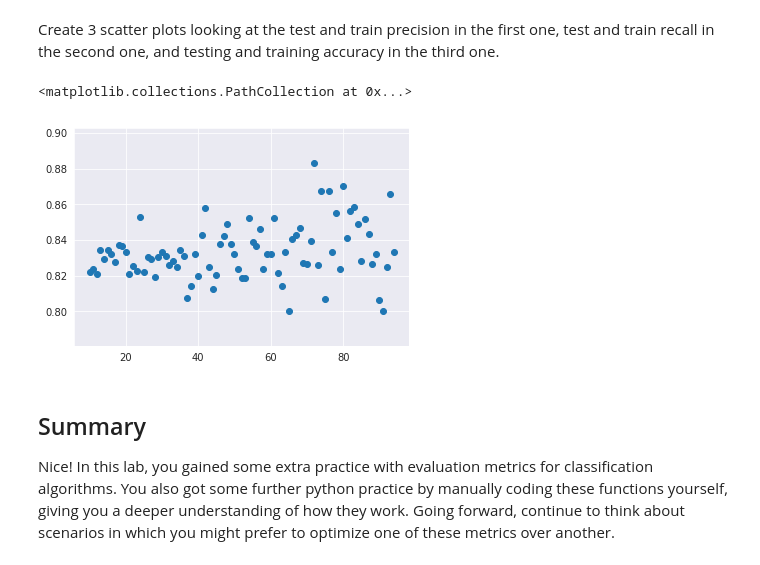
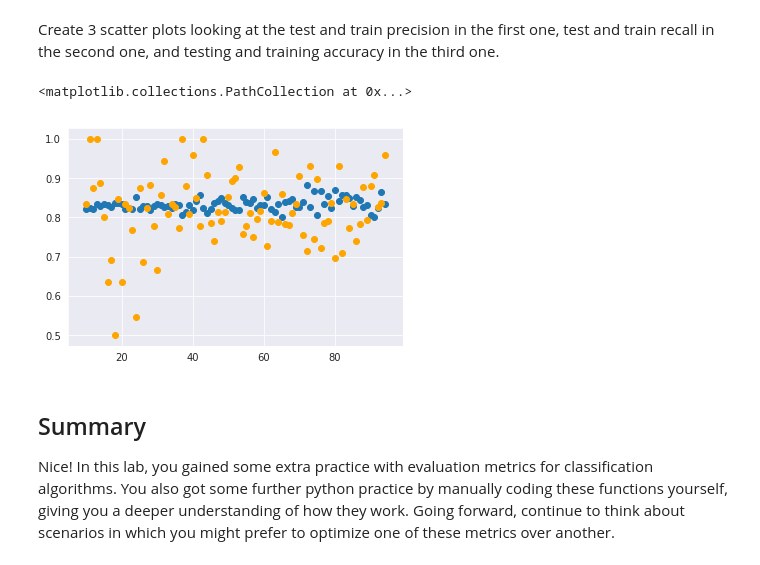
Before and after one commit to oncob749/dsc-3-29-06-evaluating-logistic-regression-models-lab-nyc-ds-career-031119, a Jupyter notebook: index.ipynb, the cells around one changed output. Saved outputs shown, nothing was run; the diff lists cells and outputs as text; code cells hidden in the pictures.

```diff
--- a/index.ipynb
+++ b/index.ipynb
@@ -150,12 +150,12 @@ Create 3 scatter plots looking at the test and train precision in the first one,
 # %%
 # code for test and train precision
 import seaborn as sns
 sns.set_style('darkgrid')
 plt.scatter(range(10,95), training_Precision, label=training_Precision)
-plt.scatter(range(10,95), testing_Precision, label=training_Precision, color='')
+plt.scatter(range(10,95), testing_Precision, label=training_Precision, color='orange')
 # %% [output]
 <matplotlib.collections.PathCollection at 0x...>
-[figure, old version]
+[figure, new version]
 # %%
 # code for test and train recall
 # %%
```
